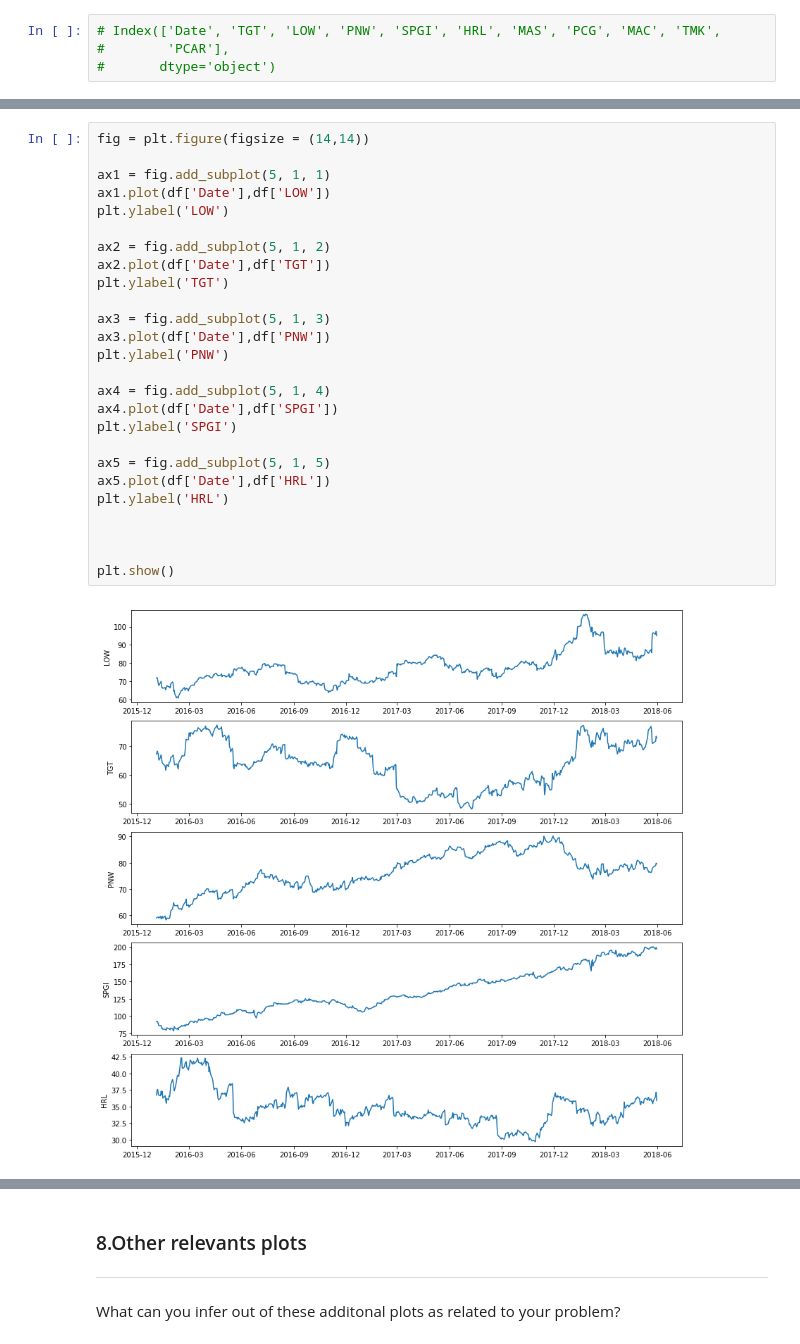
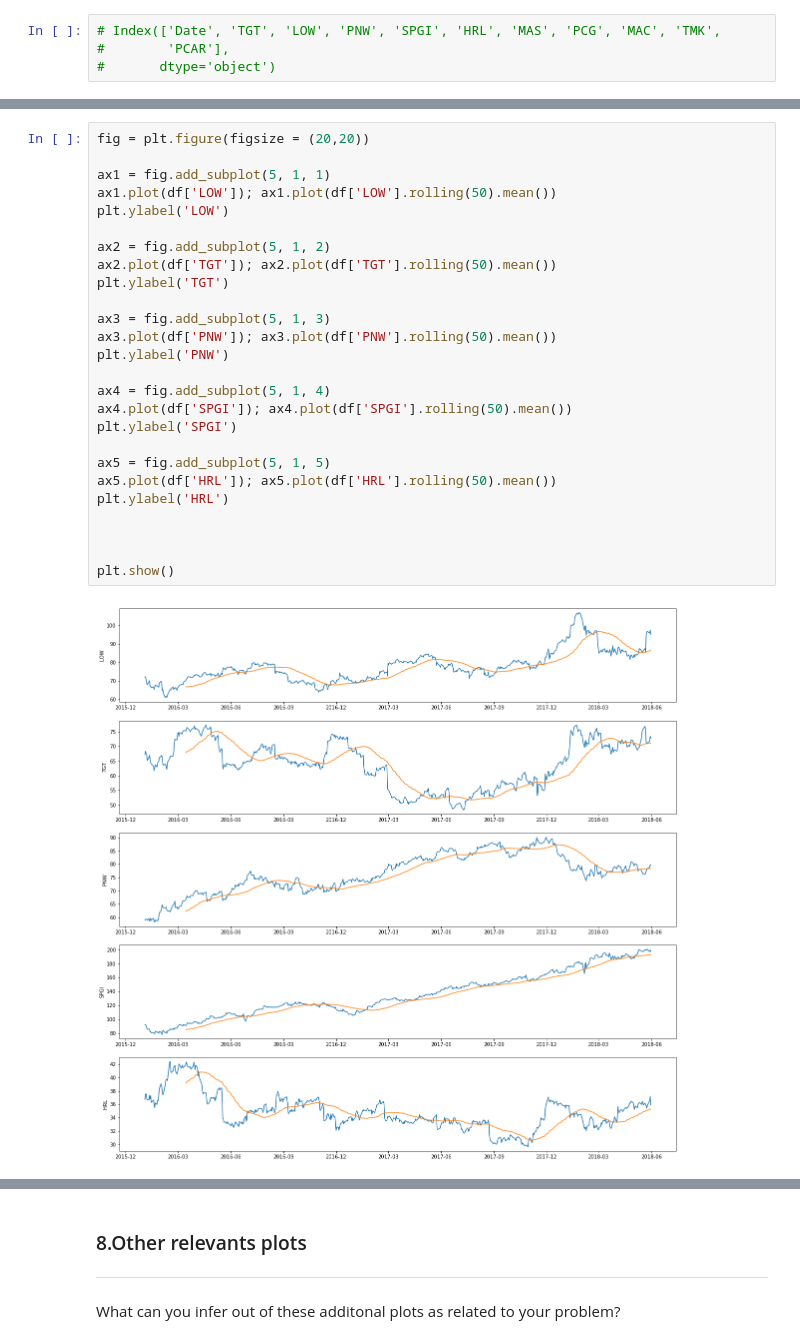
Before and after one commit to twest1494/Unit-2-Project, a Jupyter notebook: eda-template.ipynb, the cells around one changed output, grey strips where cells are left out. Cells and saved outputs as stored; diff of their text form.

```diff
--- a/eda-template.ipynb
+++ b/eda-template.ipynb
@@ -297,29 +304,29 @@ df.drop(['Date'],axis=1)
 # %%
-fig = plt.figure(figsize = (14,14))
+fig = plt.figure(figsize = (20,20))
 
 ax1 = fig.add_subplot(5, 1, 1)
-ax1.plot(df['Date'],df['LOW'])
+ax1.plot(df['LOW']); ax1.plot(df['LOW'].rolling(50).mean())
 plt.ylabel('LOW')
 
 ax2 = fig.add_subplot(5, 1, 2)
-ax2.plot(df['Date'],df['TGT'])
+ax2.plot(df['TGT']); ax2.plot(df['TGT'].rolling(50).mean())
 plt.ylabel('TGT')
 
 ax3 = fig.add_subplot(5, 1, 3)
-ax3.plot(df['Date'],df['PNW'])
+ax3.plot(df['PNW']); ax3.plot(df['PNW'].rolling(50).mean())
 plt.ylabel('PNW')
 
 ax4 = fig.add_subplot(5, 1, 4)
-ax4.plot(df['Date'],df['SPGI'])
+ax4.plot(df['SPGI']); ax4.plot(df['SPGI'].rolling(50).mean())
 plt.ylabel('SPGI')
 
 ax5 = fig.add_subplot(5, 1, 5)
-ax5.plot(df['Date'],df['HRL'])
+ax5.plot(df['HRL']); ax5.plot(df['HRL'].rolling(50).mean())
 plt.ylabel('HRL')
 
 
 
 plt.show()
 # %% [output]
-[figure, old version]
+[figure, new version]
 # %%
```
Also changed, not shown: parts of 4 cells of this notebook.
